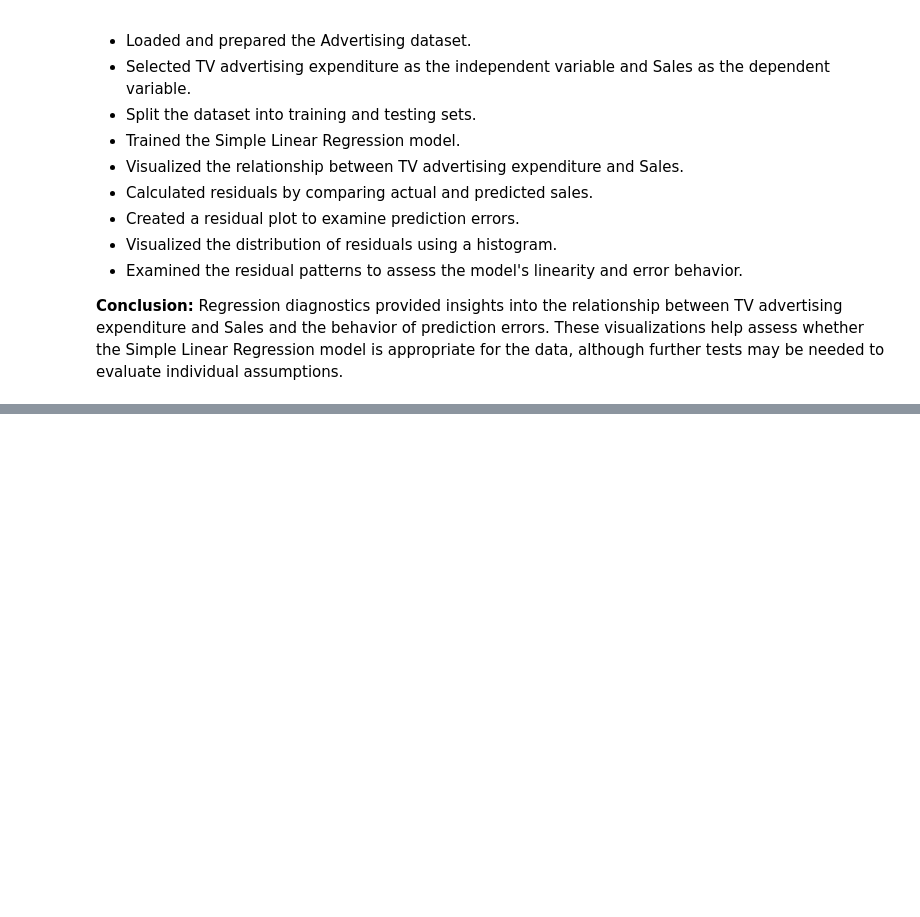
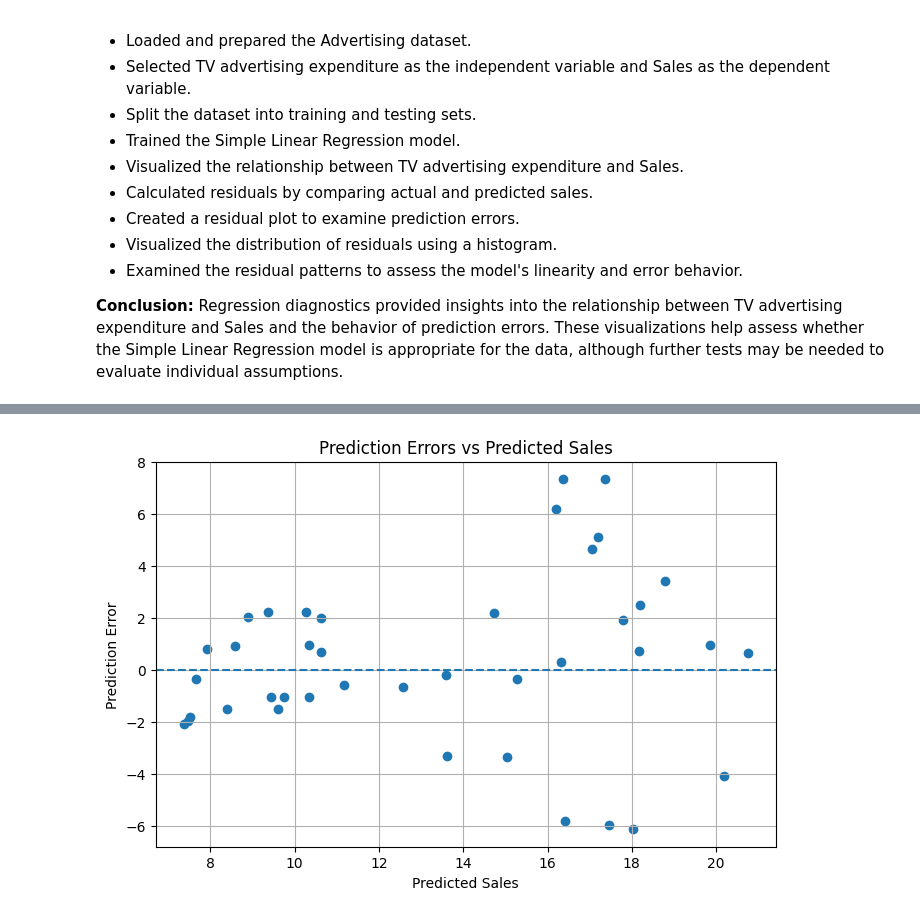
Before and after one commit to shreeshreeya69-crypto/simple-linear-regression-ybi, a Jupyter notebook: Simple_Linear_Regression_YBI.ipynb, the cells around one changed output, grey strips where cells are left out. Saved outputs shown, nothing was run; the diff lists cells and outputs as text; code cells hidden in the pictures; blank space fills up the shorter version.

```diff
--- a/Simple_Linear_Regression_YBI.ipynb
+++ b/Simple_Linear_Regression_YBI.ipynb
@@ -2477,0 +2526,13 @@ Mean Residual: 0.3051
+# %%
+errors = y_test.values - y_pred
+absolute_errors = np.abs(errors)
+
+error_df = pd.DataFrame({
+    'TV Advertising': X_test['TV'].values,
+    'Actual Sales': y_test.values,
+    'Predicted Sales': y_pred,
+    'Prediction Error': errors,
+    'Absolute Error': absolute_errors
+})
+
+error_df.head(10)
@@ -2477,0 +2608,14 @@ Mean Residual: 0.3051
+# %%
+plt.figure(figsize=(8, 5))
+
+plt.scatter(y_pred, errors)
+plt.axhline(y=0, linestyle='--')
+
+plt.title("Prediction Errors vs Predicted Sales")
+plt.xlabel("Predicted Sales")
+plt.ylabel("Prediction Error")
+plt.grid(True)
+
+plt.show()
+# %% [output]
+[figure, added]
```
Also changed, not shown: parts of 8 cells of this notebook.
